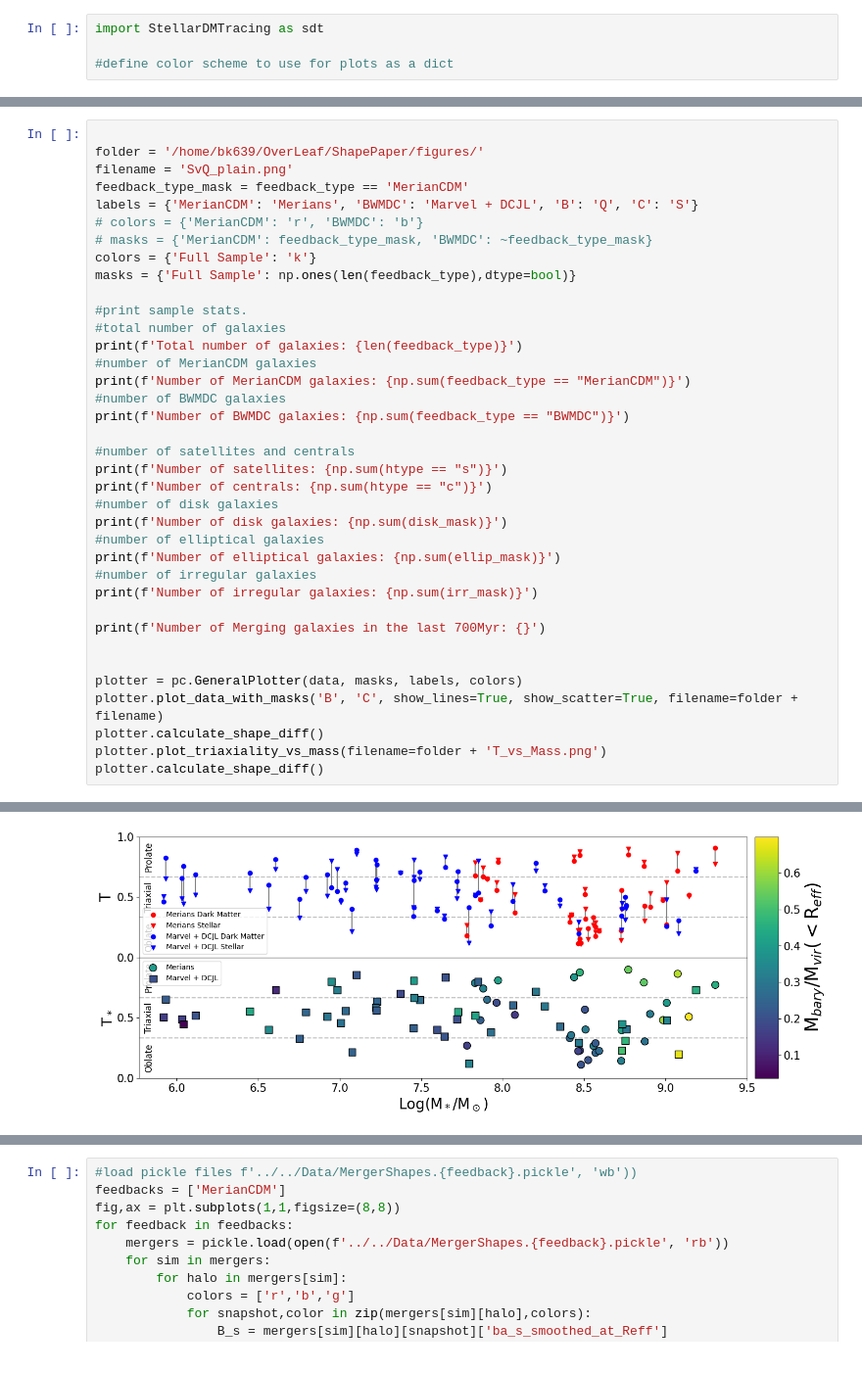
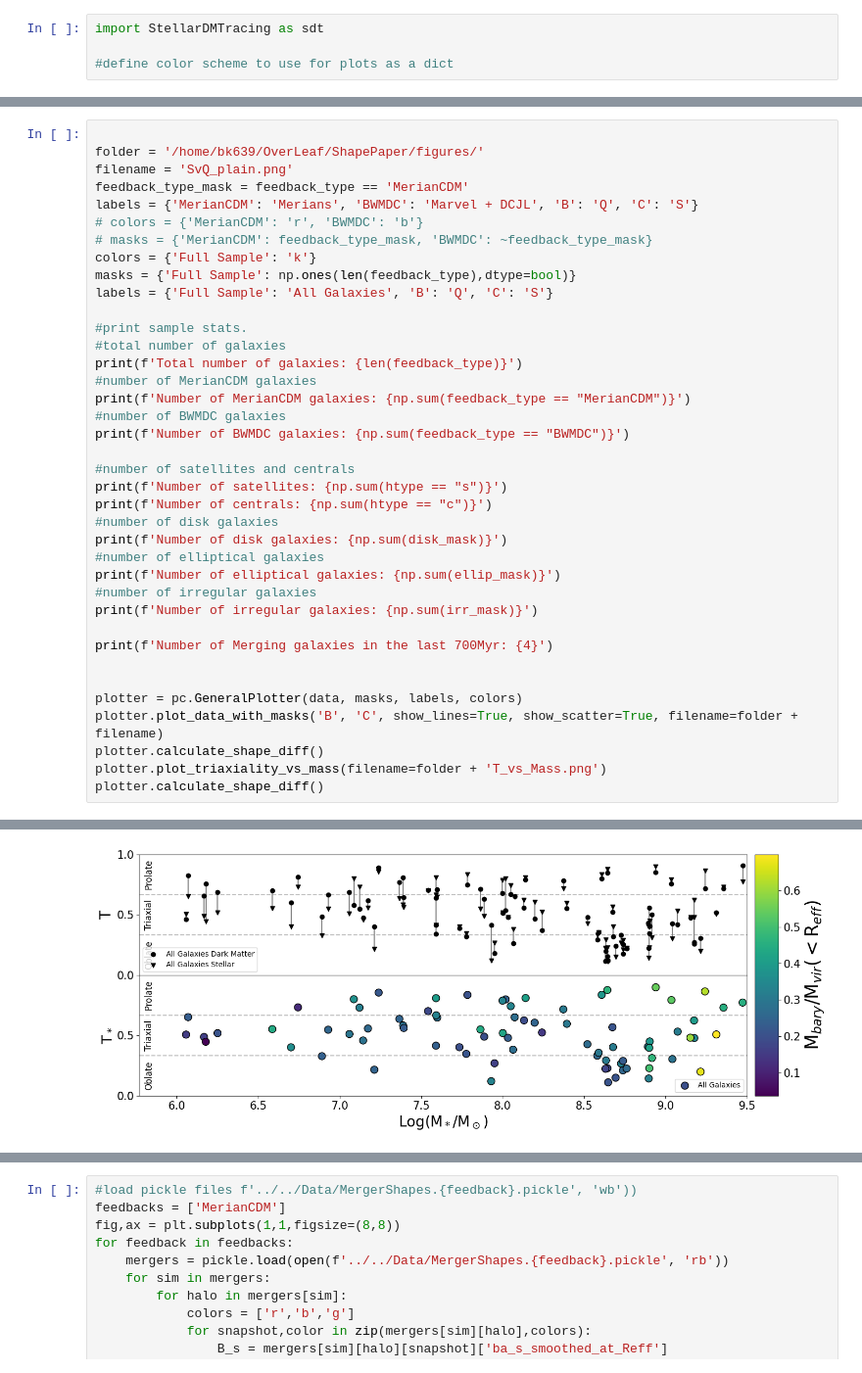
Before and after one commit to Bvogel4/MorphologyMeasurements, a Jupyter notebook: Code/IntrinsicShapes/StellarDMTracing.ipynb, the cells around one changed output, grey strips where cells are left out. Shown at 98% size. Saved outputs shown, nothing was run; the diff lists cells and outputs as text.

Commit message:
updated plots and properties

```diff
--- a/Code/IntrinsicShapes/StellarDMTracing.ipynb
+++ b/Code/IntrinsicShapes/StellarDMTracing.ipynb
@@ -368,6 +410,7 @@ labels = {'MerianCDM': 'Merians', 'BWMDC': 'Marvel + DCJL', 'B': 'Q', 'C': 'S'}
 # masks = {'MerianCDM': feedback_type_mask, 'BWMDC': ~feedback_type_mask}
 colors = {'Full Sample': 'k'}
 masks = {'Full Sample': np.ones(len(feedback_type),dtype=bool)}
+labels = {'Full Sample': 'All Galaxies', 'B': 'Q', 'C': 'S'}
 
 #print sample stats.
 #total number of galaxies
@@ -387,7 +430,7 @@ print(f'Number of elliptical galaxies: {np.sum(ellip_mask)}')
 #number of irregular galaxies
 print(f'Number of irregular galaxies: {np.sum(irr_mask)}')
 
-print(f'Number of Merging galaxies in the last 700Myr: {}')
+print(f'Number of Merging galaxies in the last 700Myr: {4}')
 
 
 plotter = pc.GeneralPlotter(data, masks, labels, colors)
@@ -406 +458 @@ Marvel + DCJL galaxies: T_D/T_* mean: 1.15, std: 0.46
-[figure, old version]
+[figure, new version]
```
Also changed, not shown: parts of 14 cells of this notebook, 5 other files.
